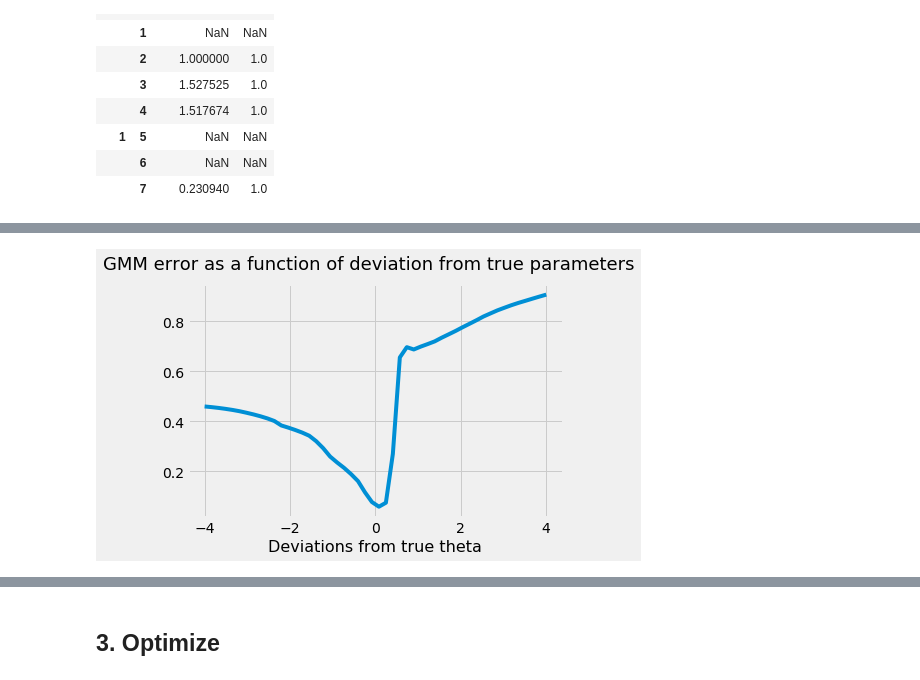
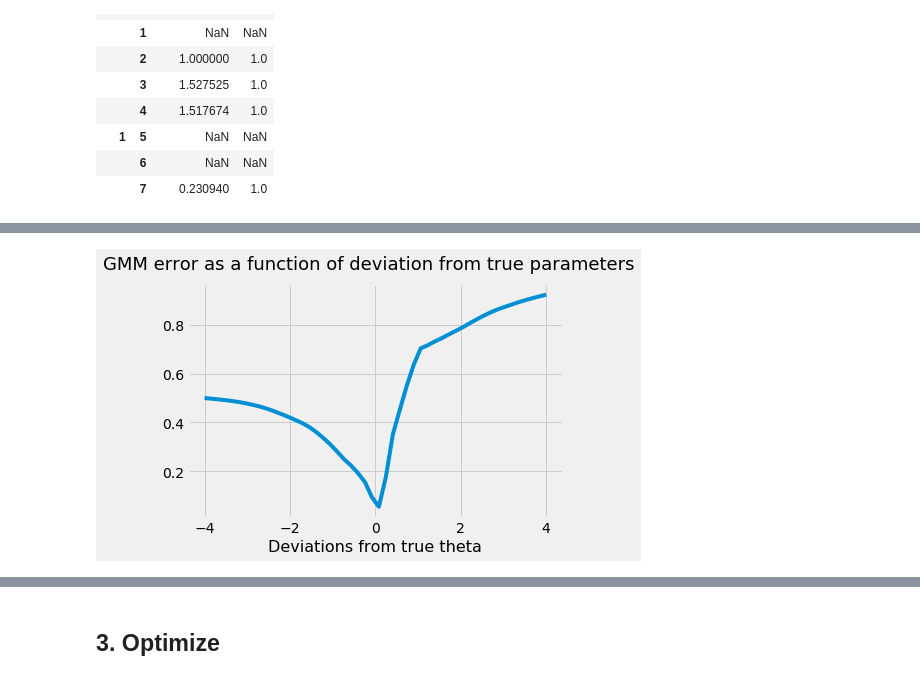
Before and after one commit to cdagnino/LearningModels, a Jupyter notebook: Notebooks/GMM_gym.ipynb, the cells around one changed output, grey strips where cells are left out. Drawn from its saved outputs; the diff is of its cells as text; code cells hidden in the pictures.

```diff
--- a/Notebooks/GMM_gym.ipynb
+++ b/Notebooks/GMM_gym.ipynb
@@ -38,7 +38,7 @@ Nfirms = 300
 time_periods = 40
 
 #Suitable for logistic
-β10, β11 = -2, 3
+β10, β11 = -2., 3.
 β20, β21 = 0.03, -2.
 betas = [β10, β11, β20, β21]
 
@@ -51,7 +51,7 @@ def lambda_0(x, prior_shock) -> np.ndarray:
 
 
 def get_lambdas_from_x(xs, prior_shocks):
-    y = np.empty((len(xs), 3))
+    y = np.empty((len(xs), 3), dtype=float)
     for i in range(len(xs)):
         y[i] = lambda_0(xs[i], prior_shocks[i])
     return y
@@ -89,19 +95,3 @@ policyF = src.interpolate_wguess(lambdas_ext, policy)
-# %%
-dmd_shocks = src.generate_dmd_shocks(n=Nfirms, t=time_periods, dmd_σϵ=src.const.σ_ɛ)
-
-def many_runs(nfirms, **kwargs):
-    dfs = []
-    for firm_i in range(nfirms):
-        df = src.simulate_one_firm(valueF, policyF,
-                                   dmd_shocks=dmd_shocks[firm_i, :],
-                                   prior_shock=prior_shocks[firm_i],
-                                   x=xs[firm_i], θ=betas, **kwargs)
-        df['firm'] = firm_i
-        dfs.append(df)
-
-    return pd.concat(dfs, axis=0)
-
-df = many_runs(Nfirms)
 # %% [markdown]
 ## Estimating $\theta$
 
@@ -187,54 +146,21 @@ Index(['level_prices', 'log_dmd', 'valueF', 'lambda1', 'lambda2', 'lambda3',
 # %%
-#@njit()
-def from_theta_to_lambda_for_all_firms(θ, xs, prior_shocks=prior_shocks):
-    nfirms = len(xs)
-    lambdas0 = np.empty((nfirms, 3))
-    for firm_i in range(nfirms):
-        lambdas0[firm_i, :] = src.from_theta_to_lambda0(xs[i], θ,
-                                                       prior_shocks[i])
-
-    return lambdas0
-
-def std_moments_error(θ: np.ndarray, policyF,
-                      xs,
-                      mean_std_observed_prices, min_periods=3,
-                     df=None) -> float:
-    """
-    Computes the norm of the different between the observed moments and
-    the moments predicted by the model + θ
-
-    Moments: average (over firms) standard deviation for each time period
-
-    x: characteristics of firms
-    mean_std_observed_prices: mean (over firms) of standard deviation per t
-    """
-    #CHANGE THIS: Loop over different Xs! Each firm should have its own X
-    # Generate one lambda0 per firm
-    lambdas0 = from_theta_to_lambda_for_all_firms(θ, xs)
-
-    mean_std_expected_prices = generate_mean_std_pricing_decisions(policyF,
-                                                lambdas0, min_periods)
-
-    return np.linalg.norm(mean_std_expected_prices.values
-                          - mean_std_observed_prices.values)
-
 min_periods = 3
 
 mean_std_observed_prices = df.groupby('t').std_dev_prices.mean()[min_periods:]
 
 real_theta = np.array([-2, 3, 0.03, -2])
 
 error = []
 deviation = np.linspace(-4, 4, 50)
 thetas = real_theta + deviation[:, np.newaxis]
 
 for theta in thetas:
-    error.append(std_moments_error(theta, policyF, xs, mean_std_observed_prices,
-                 min_periods=3))
+    error.append(src.std_moments_error(theta, policyF, xs, mean_std_observed_prices,
+                                       prior_shocks, df, min_periods=3))
 
 fig, ax = plt.subplots(1, 1)
 ax.plot(deviation, error)
 ax.set_xlabel("Deviations from true theta", size=16)
 fig.suptitle("GMM error as a function of deviation from true parameters", size=18);
 # %% [output]
-[figure, old version]
+[figure, new version]
```
Also changed, not shown: parts of 13 cells of this notebook, 3 other files.
